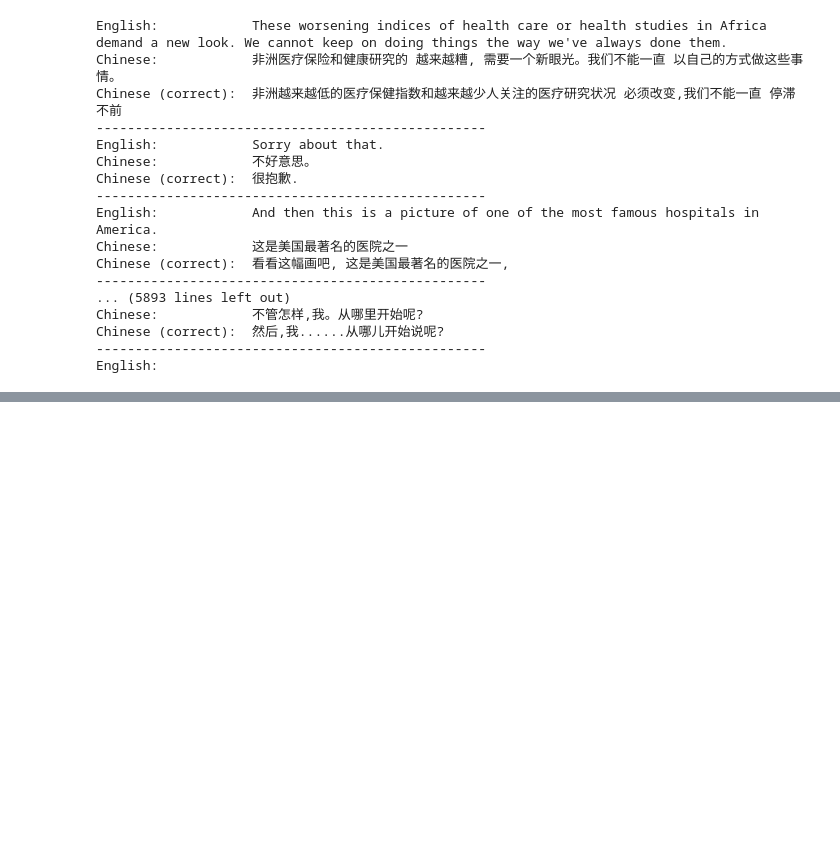
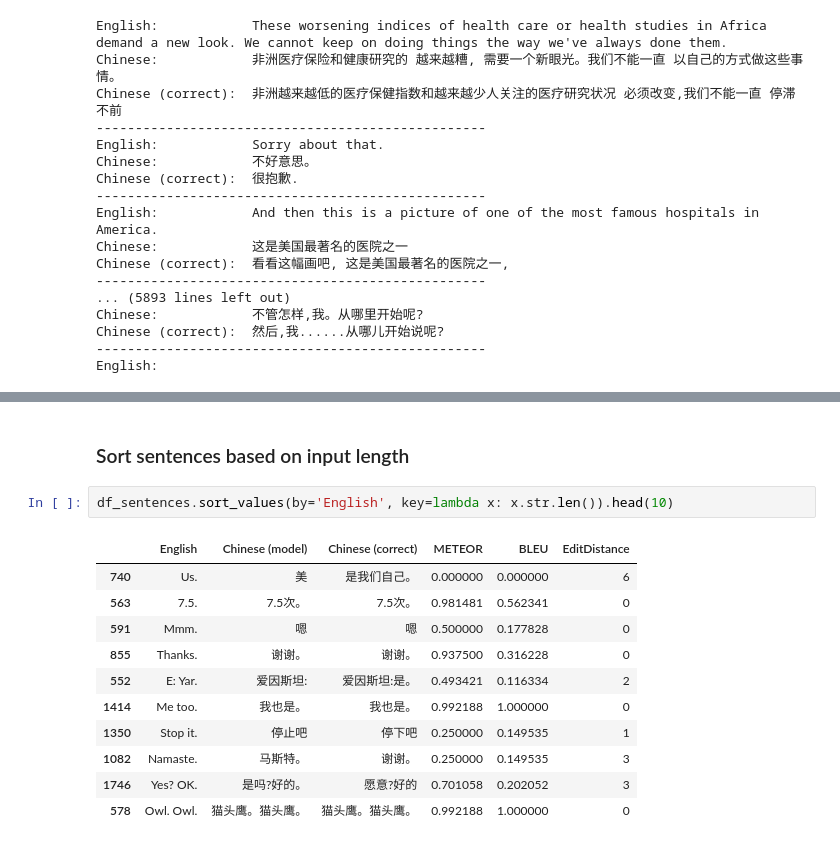
Before and after one commit to JCSnap/cs4248-team-14, a Jupyter notebook: backbone/en-zh-opennmt/3_analysis.ipynb, the cells around one changed output, grey strips where cells are left out. Saved outputs shown, nothing was run; the diff lists cells and outputs as text; blank space fills up the shorter version.

```diff
--- a/backbone/en-zh-opennmt/3_analysis.ipynb
+++ b/backbone/en-zh-opennmt/3_analysis.ipynb
@@ -36,0 +126,16 @@ English:
+# %% [markdown]
+### Sort sentences based on input length
+# %%
+df_sentences.sort_values(by='English', key=lambda x: x.str.len()).head(10)
+# %% [output]
+|  | English | Chinese (model) | Chinese (correct) | METEOR | BLEU | EditDistance |
+| 740 | Us. | 美 | 是我们自己。 | 0.000000 | 0.000000 | 6 |
+| 563 | 7.5. | 7.5次。 | 7.5次。 | 0.981481 | 0.562341 | 0 |
+| 591 | Mmm. | 嗯 | 嗯 | 0.500000 | 0.177828 | 0 |
+| 855 | Thanks. | 谢谢。 | 谢谢。 | 0.937500 | 0.316228 | 0 |
+| 552 | E: Yar. | 爱因斯坦: | 爱因斯坦:是。 | 0.493421 | 0.116334 | 2 |
+| 1414 | Me too. | 我也是。 | 我也是。 | 0.992188 | 1.000000 | 0 |
+| 1350 | Stop it. | 停止吧 | 停下吧 | 0.250000 | 0.149535 | 1 |
+| 1082 | Namaste. | 马斯特。 | 谢谢。 | 0.250000 | 0.149535 | 3 |
+| 1746 | Yes? OK. | 是吗?好的。 | 愿意?好的 | 0.701058 | 0.202052 | 3 |
+| 578 | Owl. Owl. | 猫头鹰。猫头鹰。 | 猫头鹰。猫头鹰。 | 0.992188 | 1.000000 | 0 |
```
Also changed, not shown: parts of 7 cells of this notebook, 1 other file.
